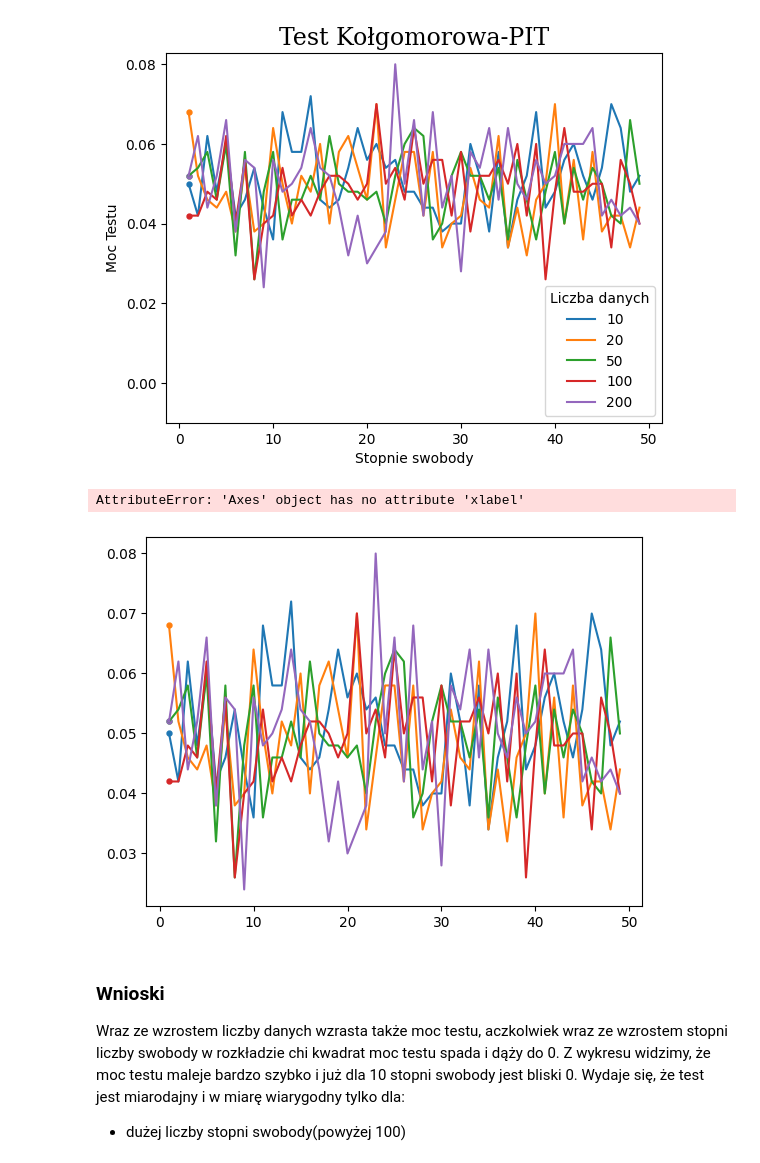
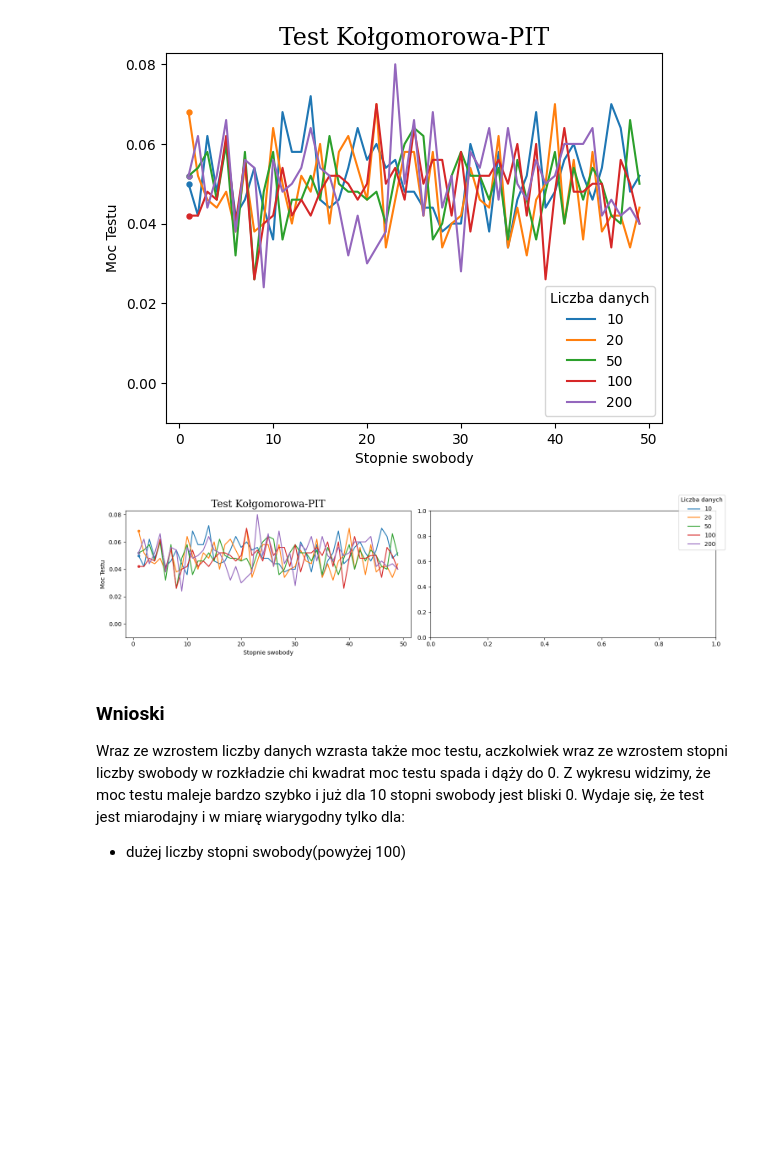
Before and after one commit to Arekflo2002/MetodyNieparametryczneStatystyka_Rozwiazania, a Jupyter notebook: Zadanie2.ipynb, the cells around one changed output. Cells and saved outputs as stored; diff of their text form; code cells hidden in the pictures; blank space fills up the shorter version.

```diff
--- a/Zadanie2.ipynb
+++ b/Zadanie2.ipynb
@@ -264,25 +264,25 @@ plt.show()
 [figure]
 [figure]
 # %%
-_,(kol,kol1)= plt.subplots(1,2)
+fig, (kol,kol1) = plt.subplots(1,2, figsize=(15,4))  # 1 row, 2 columns
 
 # Dodaje dane do wykres
 for i,moc in enumerate(moc_kolgom_pit):
     kol.plot(stopnie_swobody,moc,label= str(liczby_danych[i]))
     kol.scatter(stopnie_swobody[0], moc[0], s=50, marker='.')
 
 
 
 # Dodaje opisy do wykresu
-kol.xlabel("Stopnie swobody")
-kol.ylabel("Moc Testu")
-kol.title("Test Kołgomorowa-PIT",fontdict=font_title)
-kol.legend(title="Liczba danych")
-kol.ylim(-0.01)
-kol.show()
+kol.set_xlabel("Stopnie swobody")
+kol.set_ylabel("Moc Testu")
+kol.set_title("Test Kołgomorowa-PIT",fontdict=font_title)
+fig.legend(title="Liczba danych")
+kol.set_ylim(-0.01)
+plt.tight_layout()
+plt.show()
 # %% [output]
-AttributeError: 'Axes' object has no attribute 'xlabel'
-[figure, old version]
+[figure, new version]
 # %% [markdown]
 ### Wnioski
 
```
Also changed, not shown: parts of 1 cell of this notebook, 4 other files.
